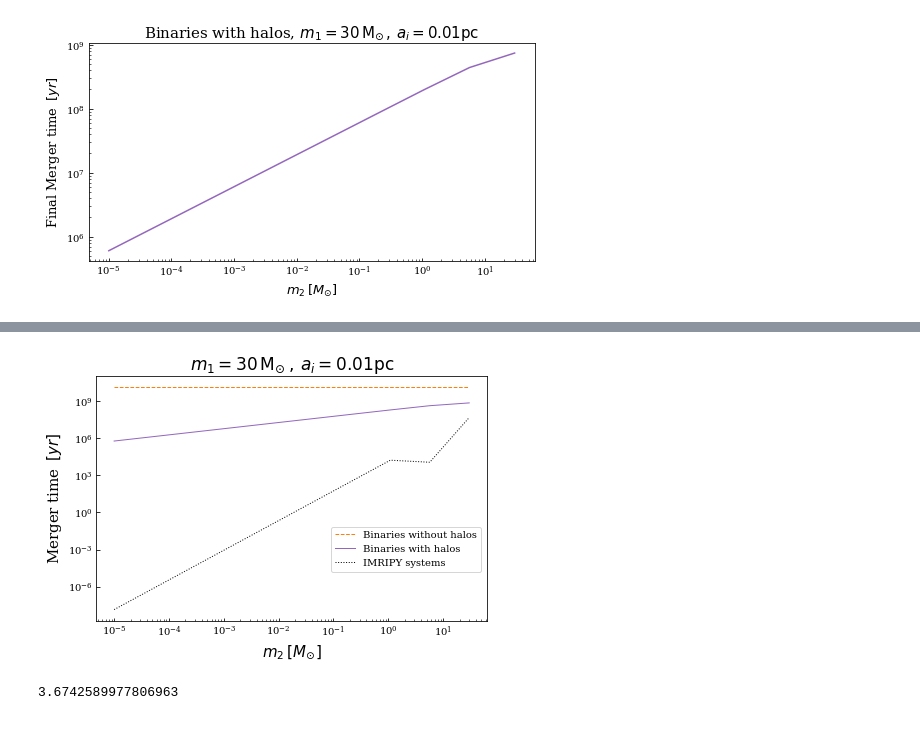
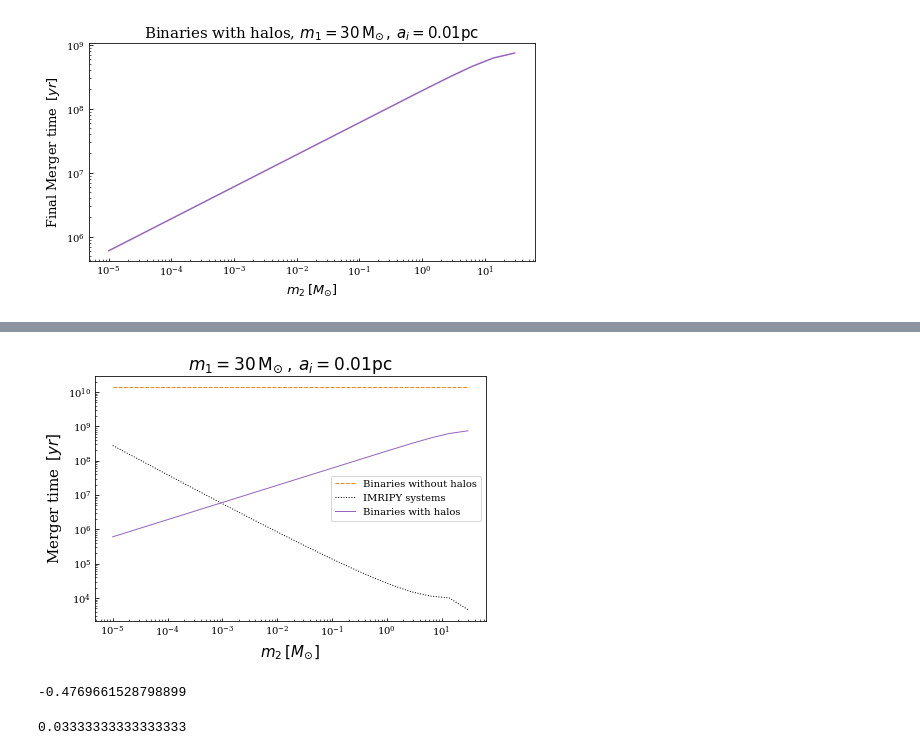
Before and after one commit to pratibhajangra591/Ifca-github, a Jupyter notebook: mergertime.ipynb, the cells around one changed output, grey strips where cells are left out. Saved outputs shown, nothing was run; the diff lists cells and outputs as text; code cells hidden in the pictures.

```diff
--- a/mergertime.ipynb
+++ b/mergertime.ipynb
@@ -32,7 +32,7 @@ year_to_pc = 0.3064
 
 
 
-m_2 = np.geomspace(1e-5, 30, 10)
+m_2 = np.geomspace(1e-5, 30, 20)
 
 m_2_list = m_2.tolist()
 
@@ -237,7 +239,7 @@ for i, m_2 in enumerate(m_2_list):
     e0  = np.sqrt(1 - (j_i **2))
 
 
-    T =   1e-6 *  t_m * (m_2 **2.4) *  year_to_pc
+    T =  1e-5 * (t_m * year_to_pc)  * (m_2**(-1))
     ev_ecc = imripy.inspiral.Classic.Evolve(sp, a_i, e0,  a_fin = R_fin, t_fin = T)
     tm_list[i] = ev_ecc.t[-1]/ms.year_to_pc
 
@@ -287,24 +299,29 @@ The solver successfully reached the end of the integration interval.
 # %%
 plt.rcParams['font.family'] = 'serif'
 plt.rcParams['xtick.direction'] = 'in'
 plt.rcParams['ytick.direction'] = 'in'
 plt.figure(figsize=(7,4.5))
 
 
 plt.loglog(m_2_list, final_merger_time_nohalos_list, 'C1--')
+plt.loglog(m_2_list, tm_list, 'k:')
 plt.loglog(m_2_list, final_merger_time_withhalos_list, 'C4')
-plt.loglog(m_2_list, tm_list, 'k:')
 
 
-plt.legend(["Binaries without halos", "Binaries with halos",  "IMRIPY systems"], loc = (0.6,0.2))
+
+plt.legend(["Binaries without halos",  "IMRIPY systems", "Binaries with halos"], loc = 'center right')
 plt.xlabel('$m_{2}\:[M_{\odot}]$', fontsize = 15)
 plt.ylabel('Merger time $\: [yr]$', fontsize = 15)
 plt.title('$m_{1} = 30 \, \mathrm{M_{\odot}} \: , \,  a_{i} = 0.01 \mathrm{pc}$', fontsize = 17)
 plt.savefig('mergertime.pdf', bbox_inches = 'tight')
 plt.show()
 # %% [output]
-[figure, old version]
+[figure, new version]
 # %%
-np.log(50)/np.log(2.9)
+np.log(3e5/1e4)/np.log(4e-3/5)
 # %% [output]
-3.6742589977806963
+-0.4769661528798899
+# %%
+1/30
+# %% [output]
+0.03333333333333333
```
Also changed, not shown: parts of 3 cells of this notebook.
